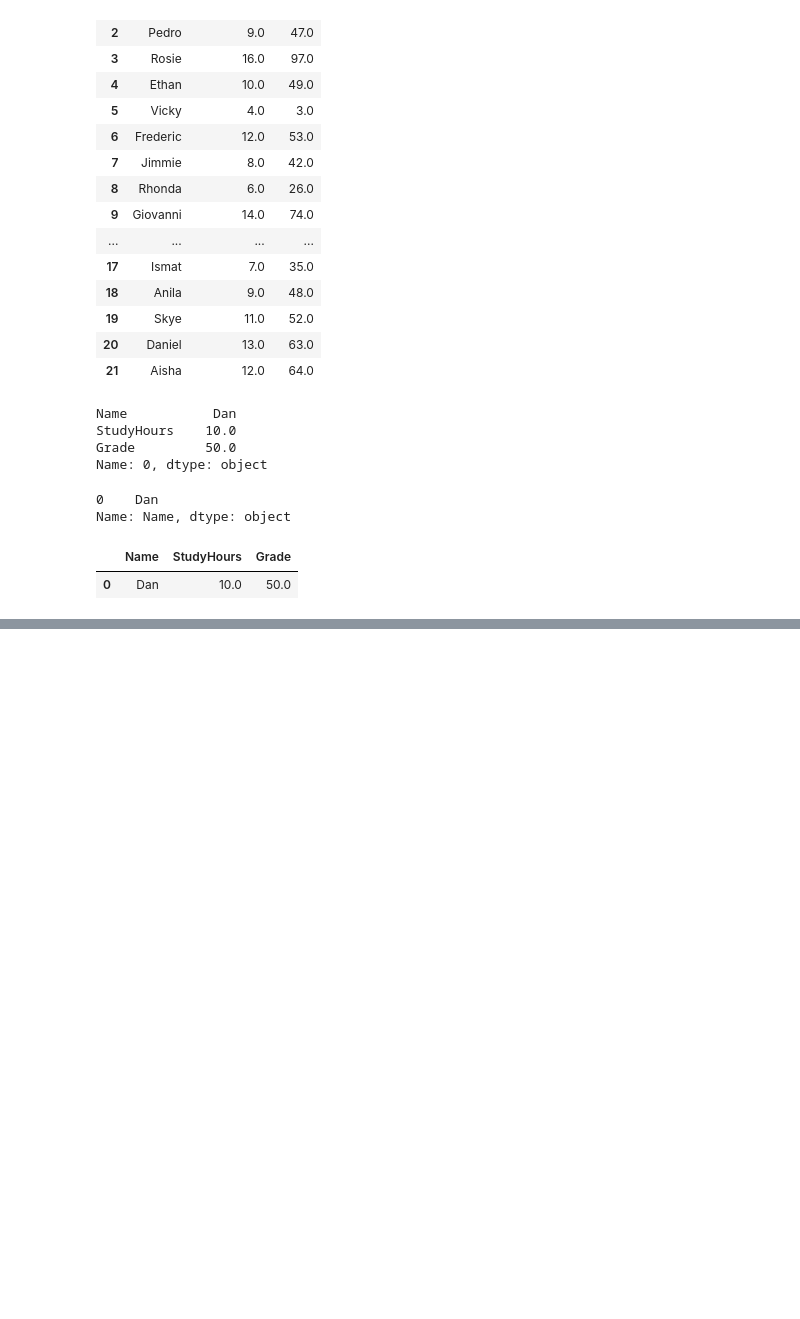
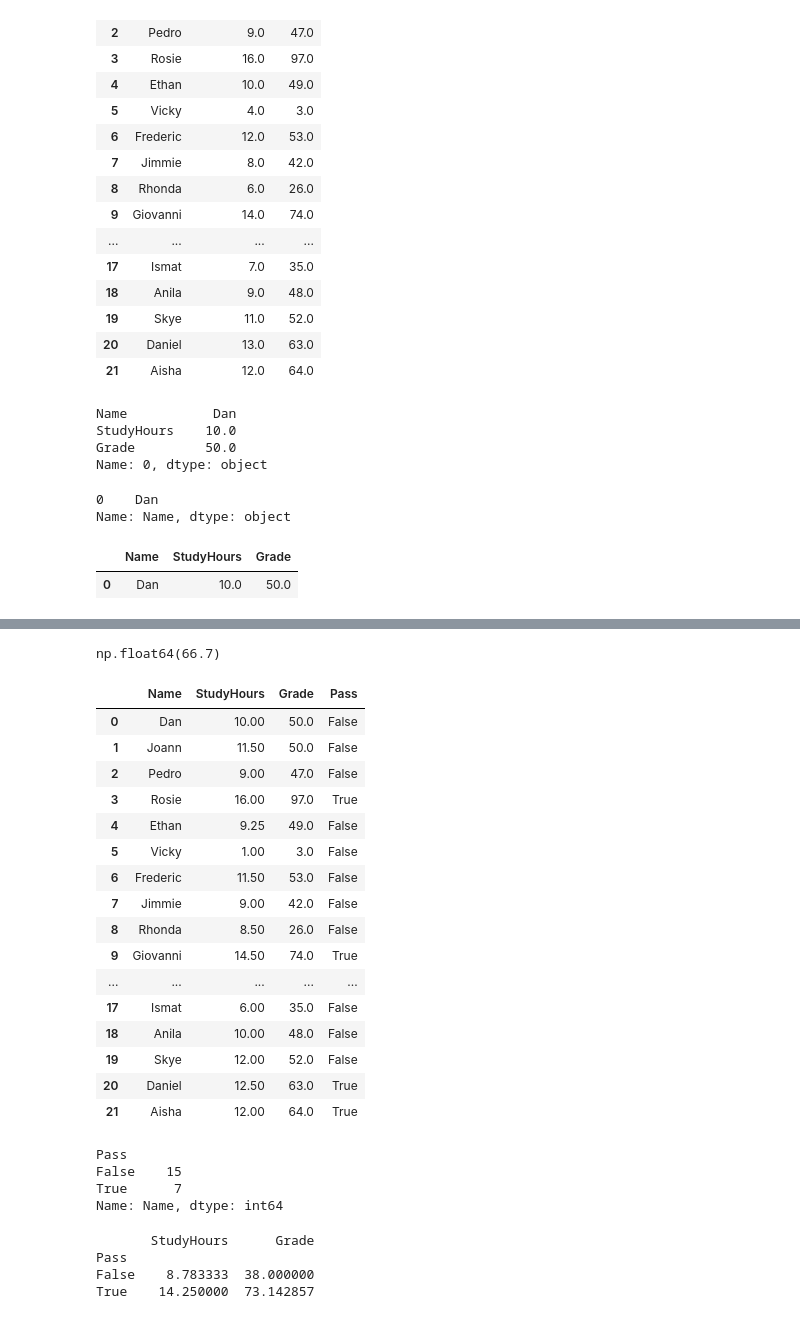
Before and after one commit to fcukss/PyLearn, a Jupyter notebook: explore-data/student_data.ipynb, the cells around one changed output, grey strips where cells are left out. Cells and saved outputs as stored; diff of their text form; code cells hidden in the pictures; blank space fills up the shorter version.

```diff
--- a/explore-data/student_data.ipynb
+++ b/explore-data/student_data.ipynb
@@ -93,0 +96,2 @@ df_students.query('Name == "Dan"')
+# %%
+df_students = pd.read_csv('grades.csv', delimiter=',', header='infer')
@@ -93,0 +126,3 @@ df_students.query('Name == "Dan"')
+# %%
+#remove null values. axis=0 means remove rows, axis=1 means remove columns
+df_students = df_students.dropna(axis=0)
@@ -93,0 +163,44 @@ df_students.query('Name == "Dan"')
+# %%
+#Какова была их средняя оценка?
+df_students[df_students.StudyHours > mean_study].Grade.mean()
+# %% [output]
+np.float64(66.7)
+# %%
+#добавим новый столбец Pass, в который будет записано True, если студент сдал экзамен (оценка 60 или выше),
+#  и False в противном случае.
+passes = pd.Series(df_students['Grade'] >= 60)
+df_students = pd.concat([df_students, passes.rename('Pass')], axis=1)
+
+df_students
+# %% [output]
+|  | Name | StudyHours | Grade | Pass |
+| 0 | Dan | 10.00 | 50.0 | False |
+| 1 | Joann | 11.50 | 50.0 | False |
+| 2 | Pedro | 9.00 | 47.0 | False |
+| 3 | Rosie | 16.00 | 97.0 | True |
+| 4 | Ethan | 9.25 | 49.0 | False |
+| 5 | Vicky | 1.00 | 3.0 | False |
+| 6 | Frederic | 11.50 | 53.0 | False |
+| 7 | Jimmie | 9.00 | 42.0 | False |
+| 8 | Rhonda | 8.50 | 26.0 | False |
+| 9 | Giovanni | 14.50 | 74.0 | True |
+| ... | ... | ... | ... | ... |
+| 17 | Ismat | 6.00 | 35.0 | False |
+| 18 | Anila | 10.00 | 48.0 | False |
+| 19 | Skye | 12.00 | 52.0 | False |
+| 20 | Daniel | 12.50 | 63.0 | True |
+| 21 | Aisha | 12.00 | 64.0 | True |
+# %%
+print(df_students.groupby(df_students.Pass).Name.count())
+# %% [output]
+Pass
+False    15
+True      7
+Name: Name, dtype: int64
+# %%
+print(df_students.groupby(df_students.Pass)[['StudyHours', 'Grade']].mean())
+# %% [output]
+       StudyHours      Grade
+Pass
+False    8.783333  38.000000
+True    14.250000  73.142857
```
Also changed, not shown: parts of 7 cells of this notebook, 29 other files.
